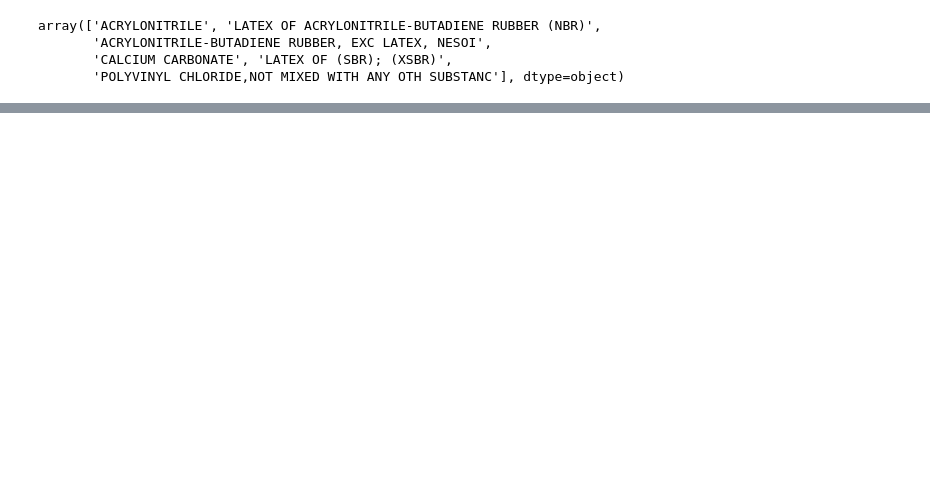
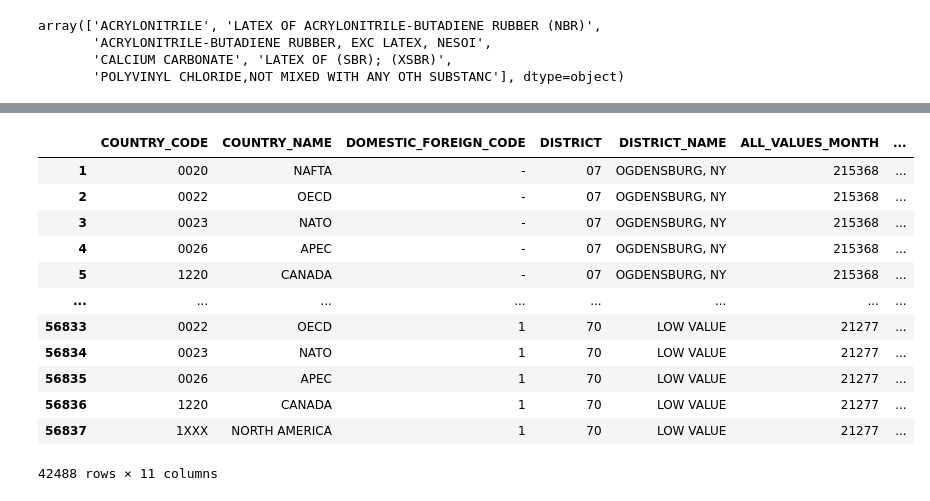
Before and after one commit to LaurenEGardner/bootcamp-project2, a Jupyter notebook: exportAPI2020.ipynb, the cells around one changed output, grey strips where cells are left out. Drawn from its saved outputs; the diff is of its cells as text; code cells hidden in the pictures; blank space fills up the shorter version.

```diff
--- a/exportAPI2020.ipynb
+++ b/exportAPI2020.ipynb
@@ -112,3 +112,21 @@ exportData2020
+# %%
+exportData2020 = exportData2020[exportData2020['COUNTRY_NAME'] != "TOTAL FOR ALL COUNTRIES"]
+exportData2020 = exportData2020[exportData2020['DISTRICT_NAME'] != "TOTAL FOR ALL DISTRICTS"]
+exportData2020
+# %% [output]
+|  | COUNTRY_CODE | COUNTRY_NAME | DOMESTIC_FOREIGN_CODE | DISTRICT | DISTRICT_NAME | ALL_VALUES_MONTH | ... |
+| 1 | 0020 | NAFTA | - | 07 | OGDENSBURG, NY | 215368 | ... |
+| 2 | 0022 | OECD | - | 07 | OGDENSBURG, NY | 215368 | ... |
+| 3 | 0023 | NATO | - | 07 | OGDENSBURG, NY | 215368 | ... |
+| 4 | 0026 | APEC | - | 07 | OGDENSBURG, NY | 215368 | ... |
+| 5 | 1220 | CANADA | - | 07 | OGDENSBURG, NY | 215368 | ... |
+| ... | ... | ... | ... | ... | ... | ... | ... |
+| 56833 | 0022 | OECD | 1 | 70 | LOW VALUE | 21277 | ... |
+| 56834 | 0023 | NATO | 1 | 70 | LOW VALUE | 21277 | ... |
+| 56835 | 0026 | APEC | 1 | 70 | LOW VALUE | 21277 | ... |
+| 56836 | 1220 | CANADA | 1 | 70 | LOW VALUE | 21277 | ... |
+| 56837 | 1XXX | NORTH AMERICA | 1 | 70 | LOW VALUE | 21277 | ... |
+42488 rows × 11 columns
 # %%
 # Save as a csv
 # Using encoding="utf-8" to avoid issues later
```
Also changed, not shown: parts of 3 cells of this notebook.
